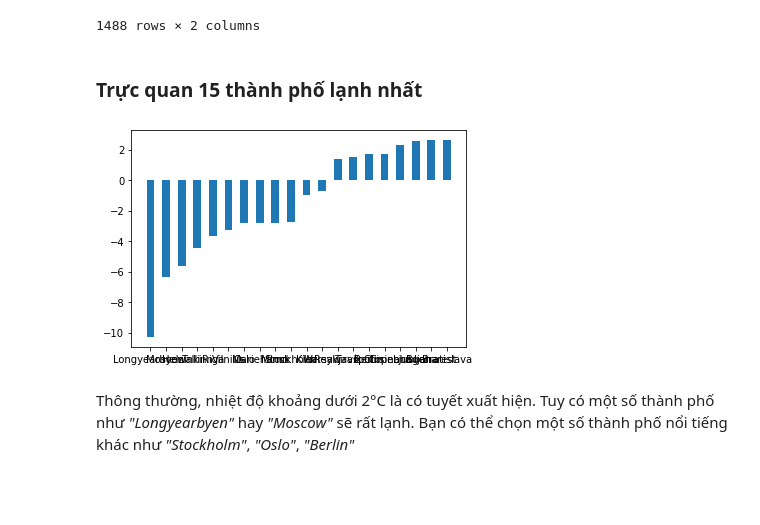
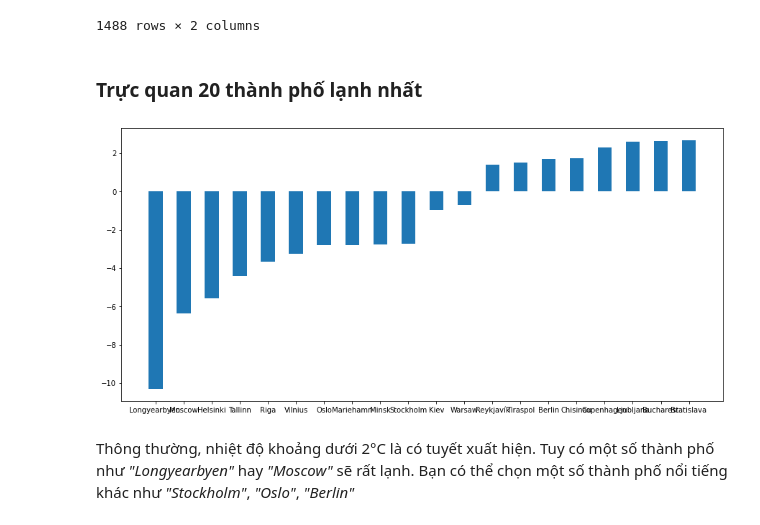
Before and after one commit to the0nlyWyvern/Weather-Analysis, a Jupyter notebook: UnderstandData_Part1.ipynb, the cells around one changed output. Drawn from its saved outputs; the diff is of its cells as text; code cells hidden in the pictures; blank space fills up the shorter version.

```diff
--- a/UnderstandData_Part1.ipynb
+++ b/UnderstandData_Part1.ipynb
@@ -50,14 +50,15 @@ min_temp
 # %%
 coldest_cities = min_temp.groupby('city').mean()
 # %% [markdown]
-### Trực quan 15 thành phố lạnh nhất
+### Trực quan 20 thành phố lạnh nhất
 # %%
 coldest_cities = coldest_cities.sort_values('tavg').head(20)
 # %%
+plt.figure(figsize=(15,7))
 plt.bar(coldest_cities.index, coldest_cities['tavg'], width = 0.5)
 plt.show()
 # %% [output]
-[figure, old version]
+[figure, new version]
 # %% [markdown]
 Thông thường, nhiệt độ khoảng dưới 2&deg;C là có tuyết xuất hiện. Tuy có một số thành phố như _"Longyearbyen"_
 hay _"Moscow"_ sẽ rất lạnh. Bạn có thể chọn một số thành phố nổi tiếng khác như _"Stockholm"_, _"Oslo"_, _"Berlin"_
```
Also changed, not shown: 2 other files.
